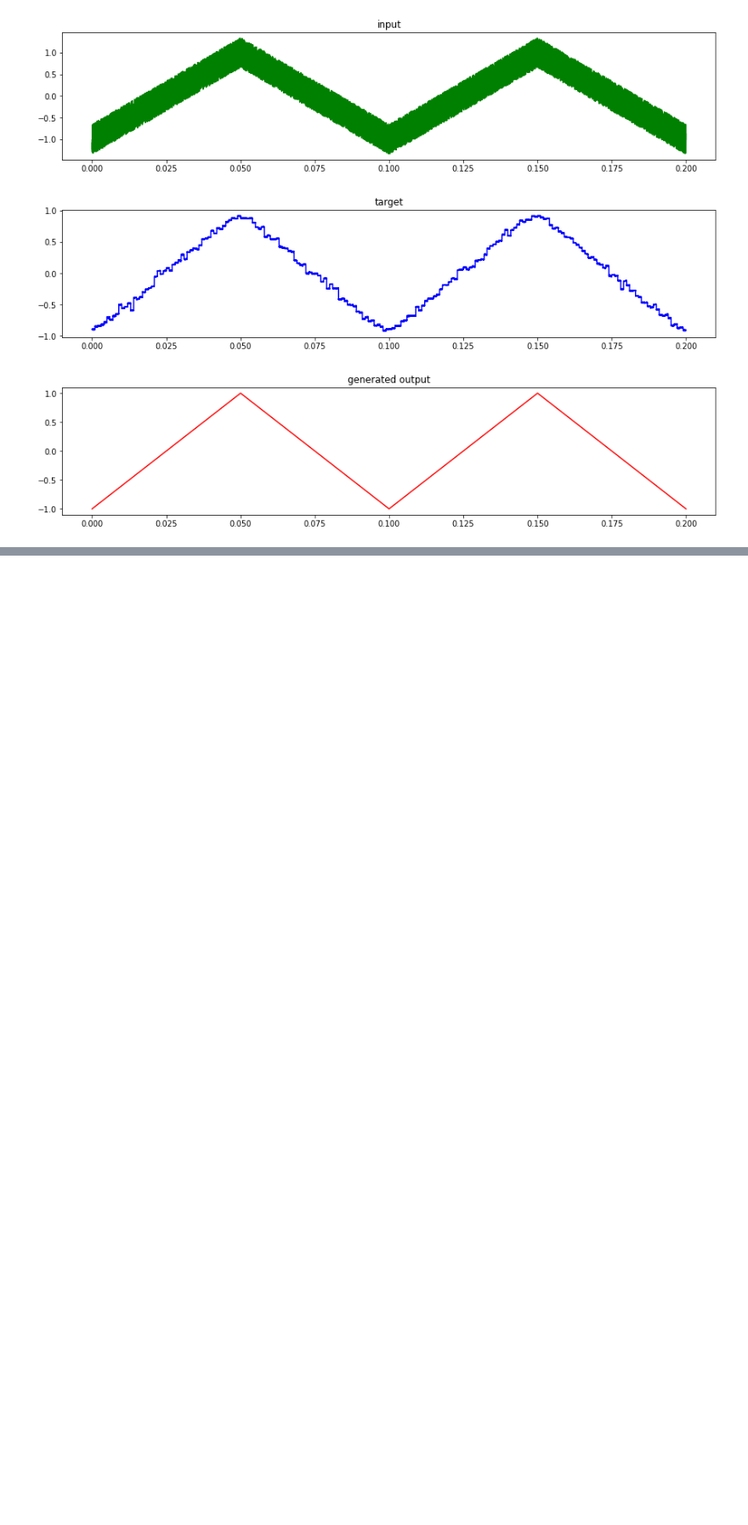
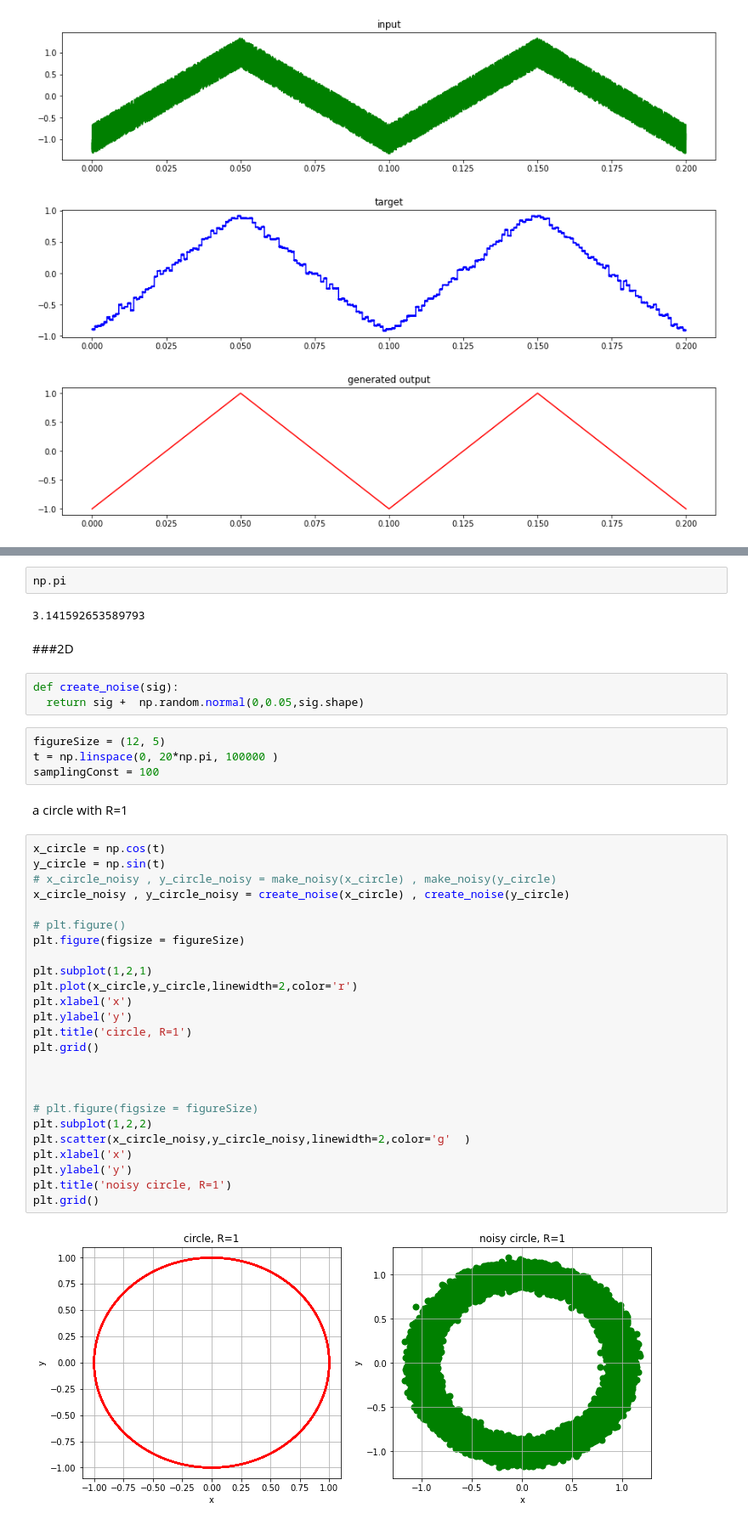
Before and after one commit to Nadiam75/DeepLearning_HW_3, a Jupyter notebook: Q2.ipynb, the cells around one changed output, grey strips where cells are left out. Shown: that part at 85% size. Saved outputs shown, nothing was run; the diff lists cells and outputs as text; blank space fills up the shorter version.

```diff
--- a/Q2.ipynb
+++ b/Q2.ipynb
@@ -505,0 +508,42 @@ Text(0.5, 1.0, 'generated output')
+# %%
+np.pi
+# %% [output]
+3.141592653589793
+# %% [markdown]
+###2D
+# %%
+def create_noise(sig):
+  return sig +  np.random.normal(0,0.05,sig.shape)
+# %%
+figureSize = (12, 5)
+t = np.linspace(0, 20*np.pi, 100000 )
+samplingConst = 100
+# %% [markdown]
+a circle with R=1
+# %%
+x_circle = np.cos(t)
+y_circle = np.sin(t)
+# x_circle_noisy , y_circle_noisy = make_noisy(x_circle) , make_noisy(y_circle)
+x_circle_noisy , y_circle_noisy = create_noise(x_circle) , create_noise(y_circle)
+
+# plt.figure()
+plt.figure(figsize = figureSize)
+
+plt.subplot(1,2,1)
+plt.plot(x_circle,y_circle,linewidth=2,color='r')
+plt.xlabel('x')
+plt.ylabel('y')
+plt.title('circle, R=1')
+plt.grid()
+
+
+
+# plt.figure(figsize = figureSize)
+plt.subplot(1,2,2)
+plt.scatter(x_circle_noisy,y_circle_noisy,linewidth=2,color='g'  )
+plt.xlabel('x')
+plt.ylabel('y')
+plt.title('noisy circle, R=1')
+plt.grid()
+# %% [output]
+[figure, added]
```
Also changed, not shown: parts of 11 cells of this notebook.
